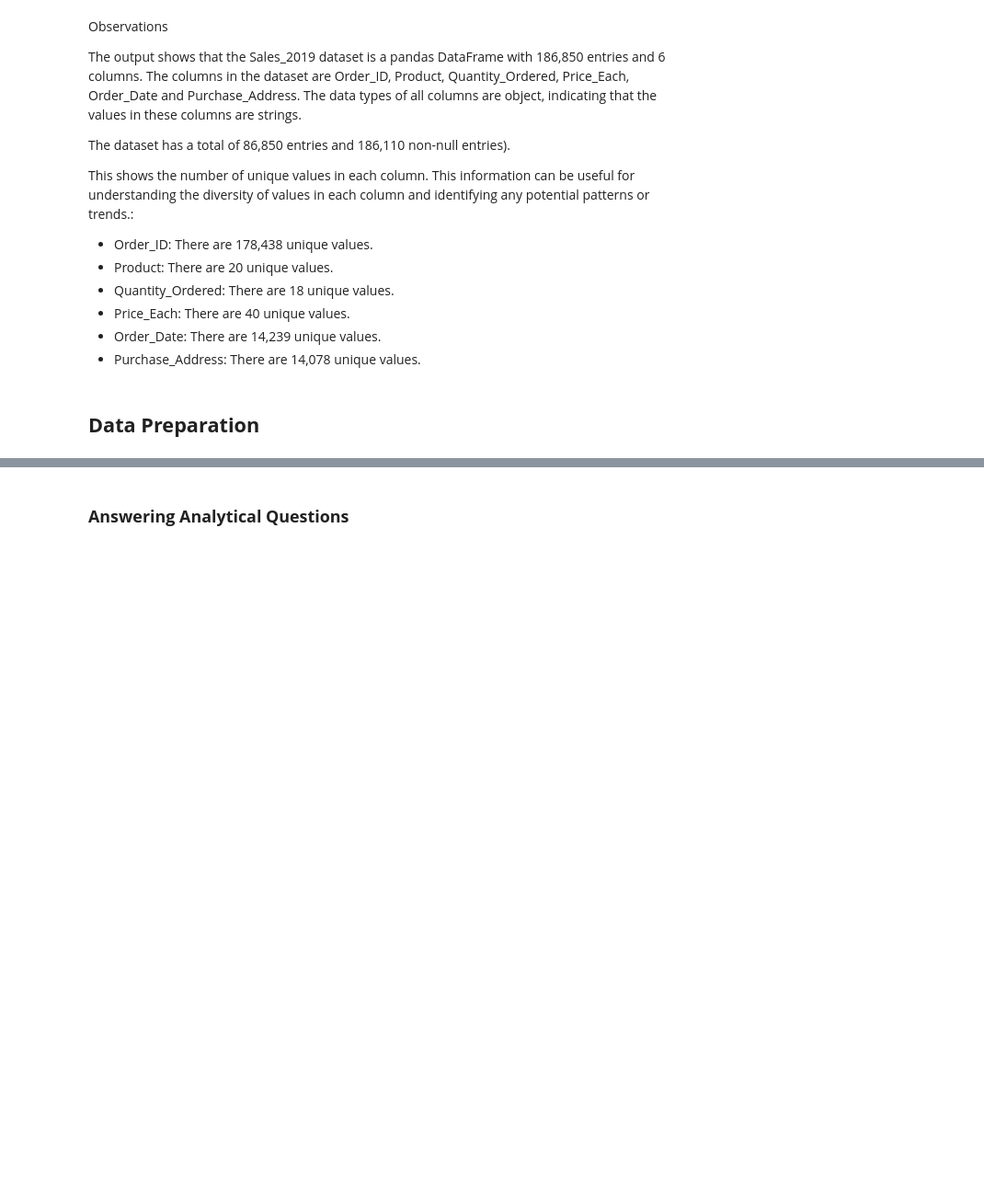
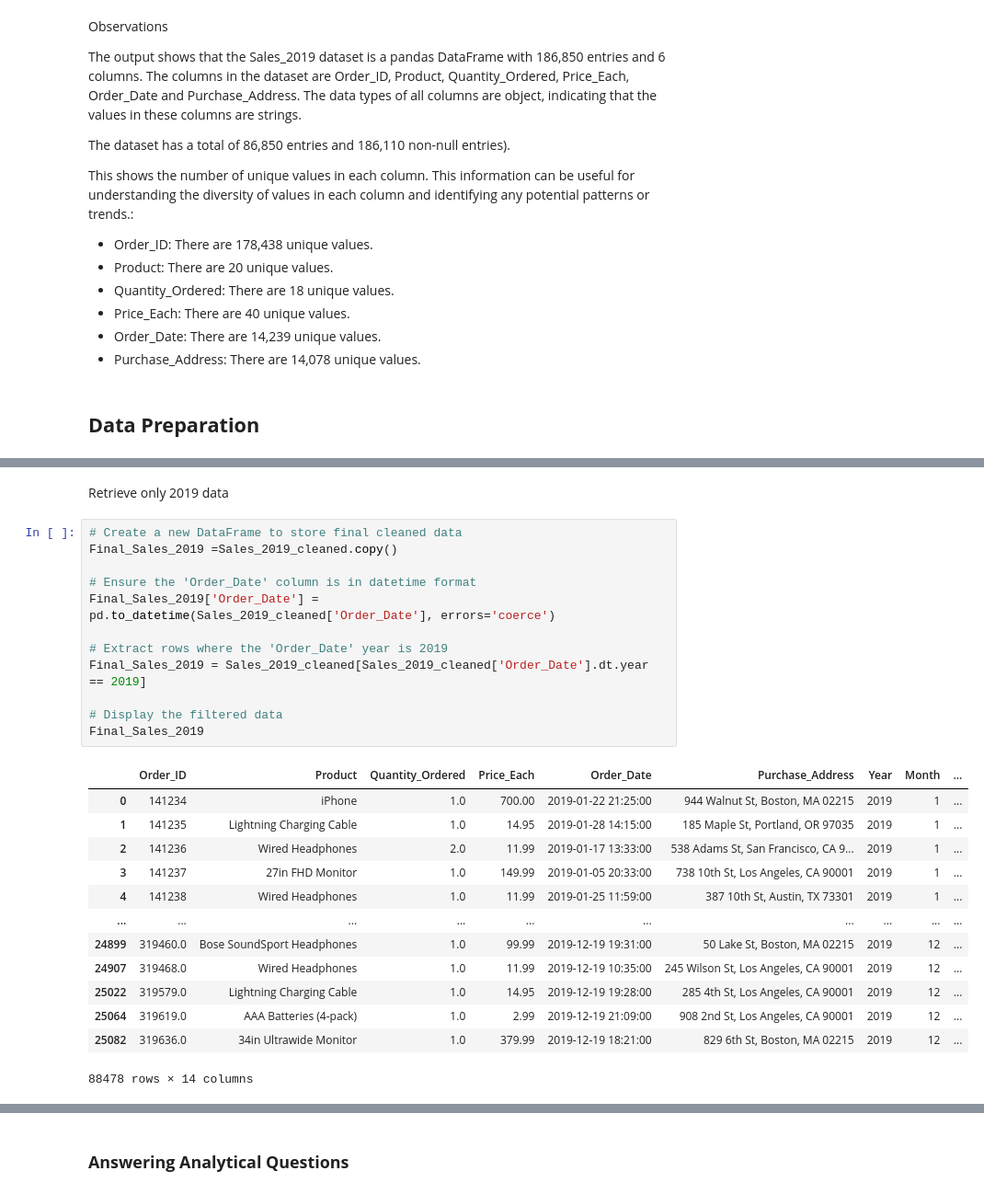
Before and after one commit to Njuraita/Bay-Technologies-BI-Solution, a Jupyter notebook: main.ipynb, the cells around one changed output, grey strips where cells are left out. Shown at 92% size. Cells and saved outputs as stored; diff of their text form; blank space fills up the shorter version.

```diff
--- a/main.ipynb
+++ b/main.ipynb
@@ -339,0 +640,28 @@ This shows the number of unique values in each column. This information can be u
+# %% [markdown]
+Retrieve only 2019 data
+# %%
+# Create a new DataFrame to store final cleaned data
+Final_Sales_2019 =Sales_2019_cleaned.copy()
+
+# Ensure the 'Order_Date' column is in datetime format
+Final_Sales_2019['Order_Date'] = pd.to_datetime(Sales_2019_cleaned['Order_Date'], errors='coerce')
+
+# Extract rows where the 'Order_Date' year is 2019
+Final_Sales_2019 = Sales_2019_cleaned[Sales_2019_cleaned['Order_Date'].dt.year == 2019]
+
+# Display the filtered data
+Final_Sales_2019
+# %% [output]
+|  | Order_ID | Product | Quantity_Ordered | Price_Each | Order_Date | Purchase_Address | Year | Month | ... |
+| 0 | 141234 | iPhone | 1.0 | 700.00 | 2019-01-22 21:25:00 | 944 Walnut St, Boston, MA 02215 | 2019 | 1 | ... |
+| 1 | 141235 | Lightning Charging Cable | 1.0 | 14.95 | 2019-01-28 14:15:00 | 185 Maple St, Portland, OR 97035 | 2019 | 1 | ... |
+| 2 | 141236 | Wired Headphones | 2.0 | 11.99 | 2019-01-17 13:33:00 | 538 Adams St, San Francisco, CA 9... | 2019 | 1 | ... |
+| 3 | 141237 | 27in FHD Monitor | 1.0 | 149.99 | 2019-01-05 20:33:00 | 738 10th St, Los Angeles, CA 90001 | 2019 | 1 | ... |
+| 4 | 141238 | Wired Headphones | 1.0 | 11.99 | 2019-01-25 11:59:00 | 387 10th St, Austin, TX 73301 | 2019 | 1 | ... |
+| ... | ... | ... | ... | ... | ... | ... | ... | ... | ... |
+| 24899 | 319460.0 | Bose SoundSport Headphones | 1.0 | 99.99 | 2019-12-19 19:31:00 | 50 Lake St, Boston, MA 02215 | 2019 | 12 | ... |
+| 24907 | 319468.0 | Wired Headphones | 1.0 | 11.99 | 2019-12-19 10:35:00 | 245 Wilson St, Los Angeles, CA 90001 | 2019 | 12 | ... |
+| 25022 | 319579.0 | Lightning Charging Cable | 1.0 | 14.95 | 2019-12-19 19:28:00 | 285 4th St, Los Angeles, CA 90001 | 2019 | 12 | ... |
+| 25064 | 319619.0 | AAA Batteries (4-pack) | 1.0 | 2.99 | 2019-12-19 21:09:00 | 908 2nd St, Los Angeles, CA 90001 | 2019 | 12 | ... |
+| 25082 | 319636.0 | 34in Ultrawide Monitor | 1.0 | 379.99 | 2019-12-19 18:21:00 | 829 6th St, Boston, MA 02215 | 2019 | 12 | ... |
+88478 rows × 14 columns
```
Also changed, not shown: parts of 35 cells of this notebook.
